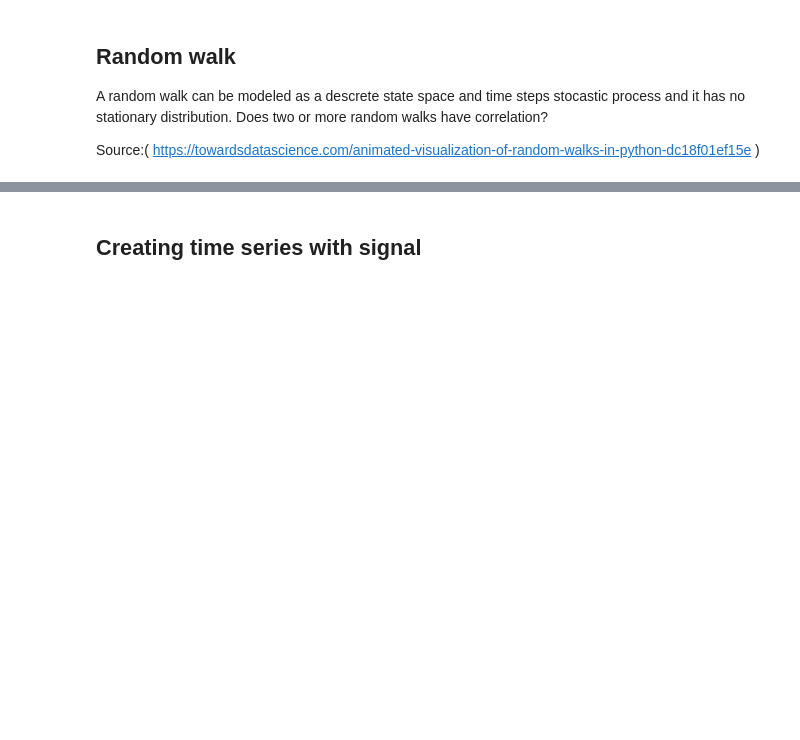
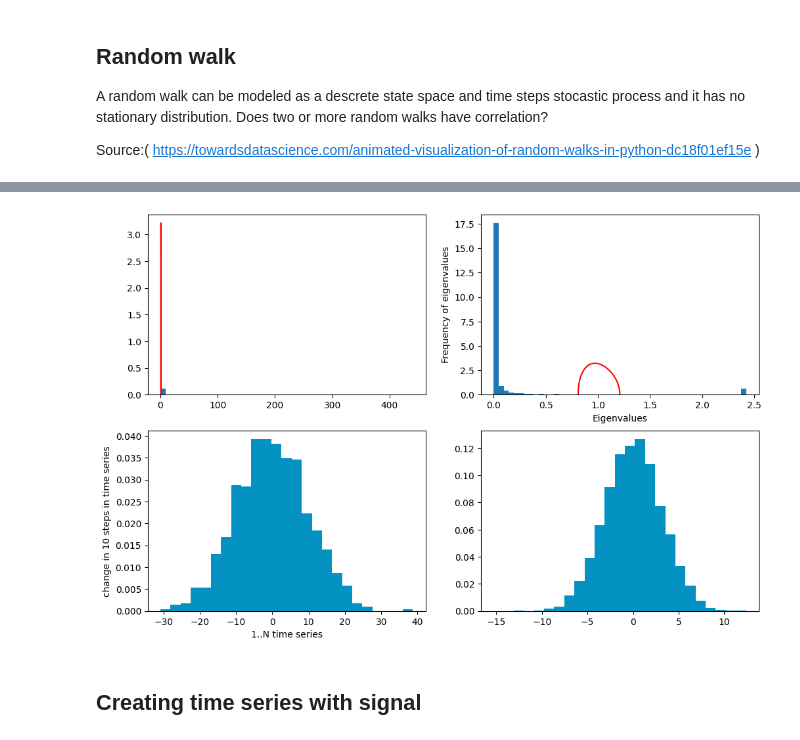
Before and after one commit to emoen/demo_Marchenko_Pastur_Analysis, a Jupyter notebook: demo_MarchenkoPastur_on_time_series .ipynb, the cells around one changed output, grey strips where cells are left out. Drawn from its saved outputs; the diff is of its cells as text; code cells hidden in the pictures; blank space fills up the shorter version.

Commit message:
make steps in random walk from normal dist

```diff
--- a/demo_MarchenkoPastur_on_time_series .ipynb
+++ b/demo_MarchenkoPastur_on_time_series .ipynb
@@ -124,12 +126,13 @@ def random_walk(N, seed):
     """
     np.random.seed(seed)
     # event space: set of possible increments
-    increments = np.array([1, -1])
+    #increments = np.array([1, -1])
     # the probability to generate 1
-    p=0.5
+    #p=0.5
 
     # the epsilon values
-    random_increments = np.random.choice(increments, N, p)
+    #random_increments = np.random.choice(increments, N, p)
+    random_increments = np.random.normal(size=N)
     # calculate the random walk
     random_walk = np.cumsum(random_increments)
 
@@ -137,8 +140,8 @@ def random_walk(N, seed):
     return random_walk, random_increments
 
   # generate a random walk
-N = 500
-X, epsilon = random_walk(N)
+N = 50
+X, epsilon = random_walk(N, 1234)
 
 # normalize the random walk using the Central Limit Theorem
 X = X * np.sqrt(1./N)
@@ -231,0 +188,70 @@ plt.show()
+# %%
+N=1000
+T=100000
+time_series = np.zeros(shape=(T,N))
+change_series = np.zeros(shape=(int(T/10),N))
+X_norm = [0] * N
+dt= 1./N # the time step
+
+changeCount=0
+for i in range(0,N):
+    time_series[:,i], _ = random_walk(T, i)
+    X_norm[i] = time_series[T - 1, i] * np.sqrt(dt)
+
+for i in range(0,1):
+    old_j=0
+    changeCount=0
+    for j in range(0,T):
+        if j % 10 == 0:
+            if changeCount==0:
+                change_series[changeCount, i] = time_series[0, i]
+            else:
+                change_series[changeCount, i] = time_series[j, i] - time_series[old_j, i]
+            changeCount += 1
+            old_j=j
+
+print(change_series[:,0])
+
+cor = np.corrcoef(time_series, rowvar=0)
+eVal0 , eVec0 = getPCA( cor  )
+
+cor1 = np.corrcoef(time_series, rowvar=0)
+eVal_change , _ = getPCA( cor1  )
+eVal_change = np.diag(eVal_change)
+
+eVal0 = np.diag(eVal0)
+print(np.sort(eVal0)[-30:])
+q_ = time_series.shape[0]/float(time_series.shape[1])
+var=1.
+eMin, eMax = var*(1-(1./q_)**.5)**2, var*(1+(1./q_)**.5)**2
+print(eMax)
+print(len(X_norm))
+
+
+eVal1 = np.copy(eVal0)
+for i in range(0, len(eVal0)):
+    if eVal0[i] > eMax:
+        eVal1[i] = 2*eMax
+
+
+pdf0 = mpPDF(1., q=q_, pts=N)
+fig = plt.figure(figsize=(12,8), dpi=100)
+ax  = fig.add_subplot(221)
+ax1 = plt.subplot(222)
+ax2 = plt.subplot(223)
+ax3 = plt.subplot(224)
+ax.hist(eVal_change, density=True, bins=50)
+ax.plot(pdf0.keys(), pdf0, color='r', label="Marcenko-Pastur pdf")
+ax1.hist(eVal1, density = True, bins=50) # Histogram the eigenvalues
+ax1.plot(pdf0.keys(), pdf0, color='r', label="Marcenko-Pastur pdf")
+ax2.hist(X_norm, bins=25, density=True, color='#0492C2')
+ax3.hist(change_series[:,0], bins=25, density=True, color='#0492C2')
+
+ax1.set_ylabel("Frequency of eigenvalues")
+ax1.set_xlabel("Eigenvalues")
+ax2.set_ylabel("last step (T) in time series")
+ax2.set_xlabel("1..N time series")
+ax2.set_ylabel("change in 10 steps in time series")
+ax2.set_xlabel("1..N time series")
+plt.show()
+# %% [output]
@@ -232 +268,2 @@ plt.show()
+[figure, added]
 # %% [markdown]
```
Also changed, not shown: parts of 8 cells of this notebook, 1 other file.
